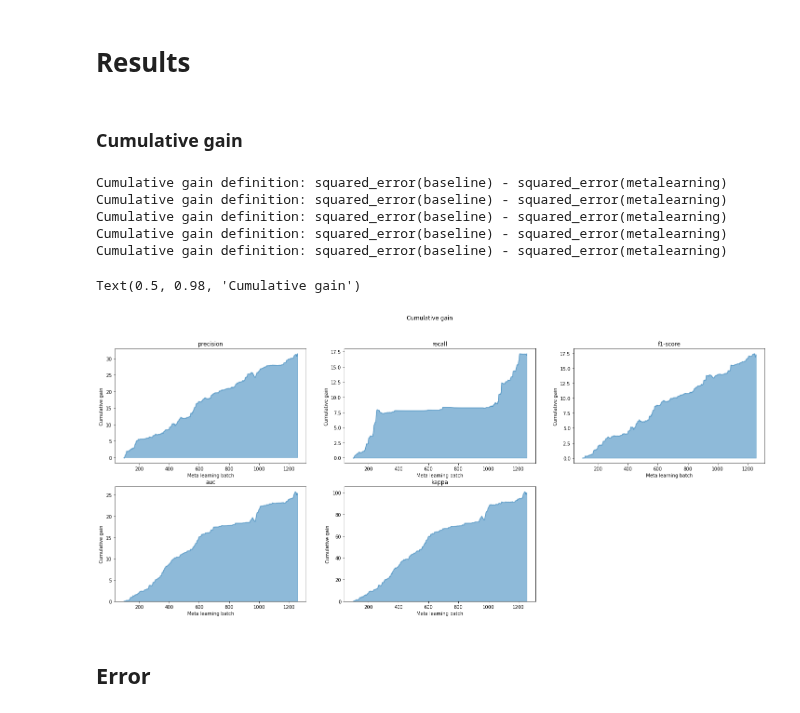
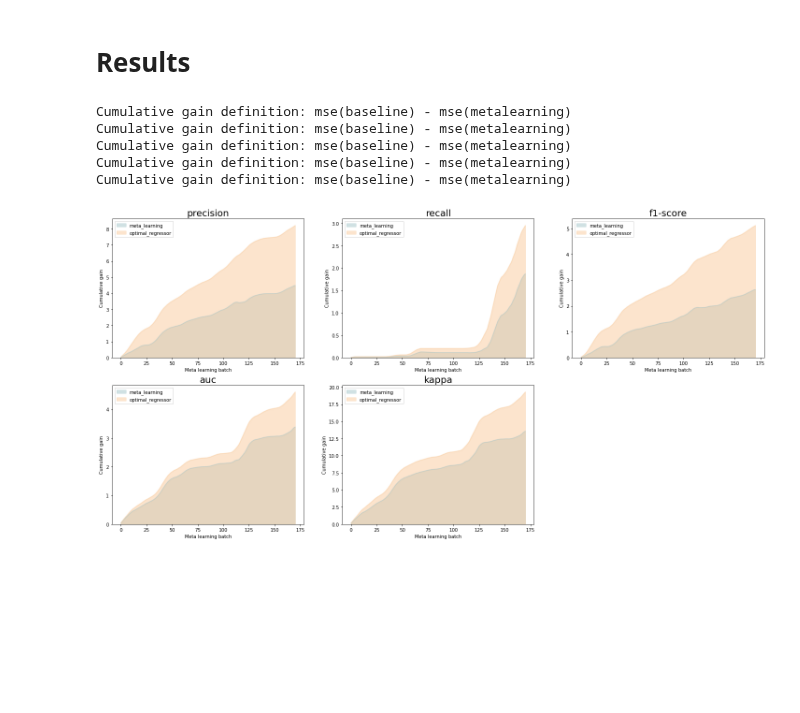
Before and after one commit to feamelo/drift-meta-learning, a Jupyter notebook: src/experiments/meta_label_metric.ipynb, the cells around one changed output. Drawn from its saved outputs; the diff is of its cells as text; code cells hidden in the pictures; blank space fills up the shorter version.

Commit message:
meta learning performance measured in window

```diff
--- a/src/experiments/meta_label_metric.ipynb
+++ b/src/experiments/meta_label_metric.ipynb
@@ -24,4 +24,8 @@ BASE_MODEL = "RandomForestClassifier"
 META_MODEL = "LGBMRegressor"
 DATASET = "electricity"
 META_LABELS = list(evaluator.clf_metrics)
-META_LABELS
+
+MTL_COL = "predicted"
+BASELINE_COL_SUFFIX = "last_"
+ETA = 50
+STEP = 5
@@ -30,14 +32,8 @@ META_LABELS
 # %% [markdown]
 ## Read data
 # %%
-results_df = pd.DataFrame()
+dfs = {}
 
 for meta_label in META_LABELS:
     filename = f"metabases/metamodel: {META_MODEL} - basemodel: {BASE_MODEL} - metric: {meta_label} - dataset: {DATASET}.csv"
-    df = pd.read_csv(filename)
-    results_df[f"{meta_label}_predicted"] = df["predicted"]
-    results_df[f"{meta_label}_target"] = df[meta_label]
-    results_df[f"{meta_label}_baseline"] = df[f"last_{meta_label}"]
-
-results_df = results_df.dropna()
-results_df.head()
+    dfs[meta_label] = pd.read_csv(filename).dropna()
@@ -51,20 +40,25 @@ results_df.head()
 # %% [markdown]
 # Results
-# %% [markdown]
-### Cumulative gain
+# %%
+meta_evals = {}
+
+for meta_label in META_LABELS:
+    meta_evals[meta_label] =  MetaEvaluator(
+        baseline_col = f"{BASELINE_COL_SUFFIX}{meta_label}",
+        mtl_col = MTL_COL,
+        target_col = meta_label,
+        eta = ETA,
+        step = STEP
+    ).fit(dfs[meta_label])
 # %%
-plt.figure(figsize=(25, 10))
+plt.figure(figsize=(25, 12))
+
 for idx, meta_label in enumerate(META_LABELS):
-    plt.subplot(2, 3, idx + 1)
-    evaluator.cumulative_gain(results_df[f"{meta_label}_target"], results_df[f"{meta_label}_predicted"], results_df[f"{meta_label}_baseline"], title=meta_label, subplot=True)
-plt.suptitle("Cumulative gain")
+    meta_evals[meta_label].plot_cumulative_gain(meta_label, subplot_tuple=(2, 3, idx + 1))
 # %% [output]
-Cumulative gain definition: squared_error(baseline) - squared_error(metalearning)
-Cumulative gain definition: squared_error(baseline) - squared_error(metalearning)
-Cumulative gain definition: squared_error(baseline) - squared_error(metalearning)
-Cumulative gain definition: squared_error(baseline) - squared_error(metalearning)
-Cumulative gain definition: squared_error(baseline) - squared_error(metalearning)
+Cumulative gain definition: mse(baseline) - mse(metalearning)
+Cumulative gain definition: mse(baseline) - mse(metalearning)
+Cumulative gain definition: mse(baseline) - mse(metalearning)
+Cumulative gain definition: mse(baseline) - mse(metalearning)
+Cumulative gain definition: mse(baseline) - mse(metalearning)
-Text(0.5, 0.98, 'Cumulative gain')
-[figure, old version]
+[figure, new version]
-# %% [markdown]
-## Error
```
Also changed, not shown: parts of 7 cells of this notebook, 10 other files.
